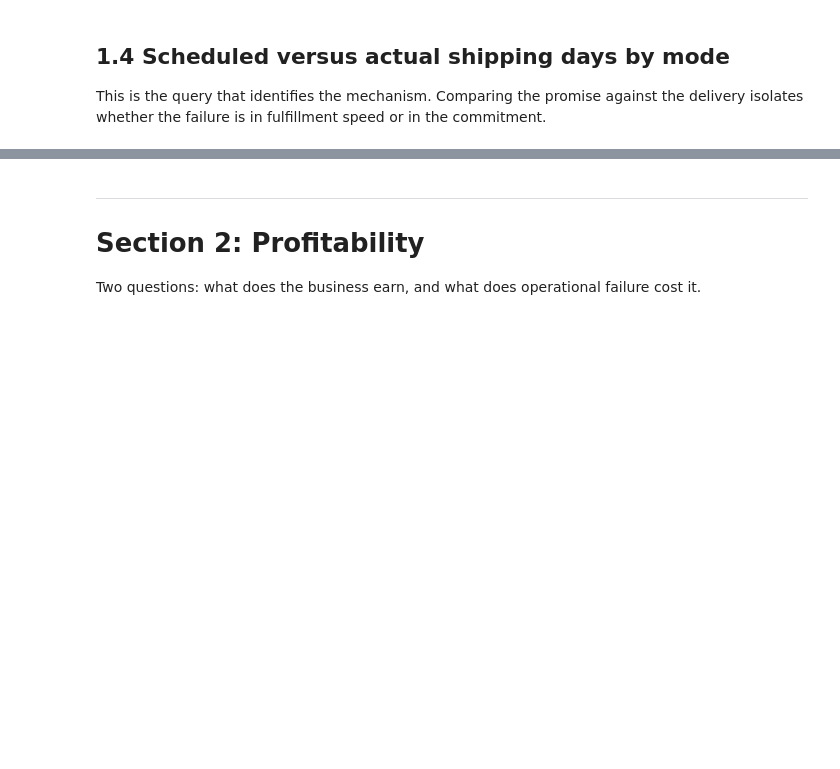
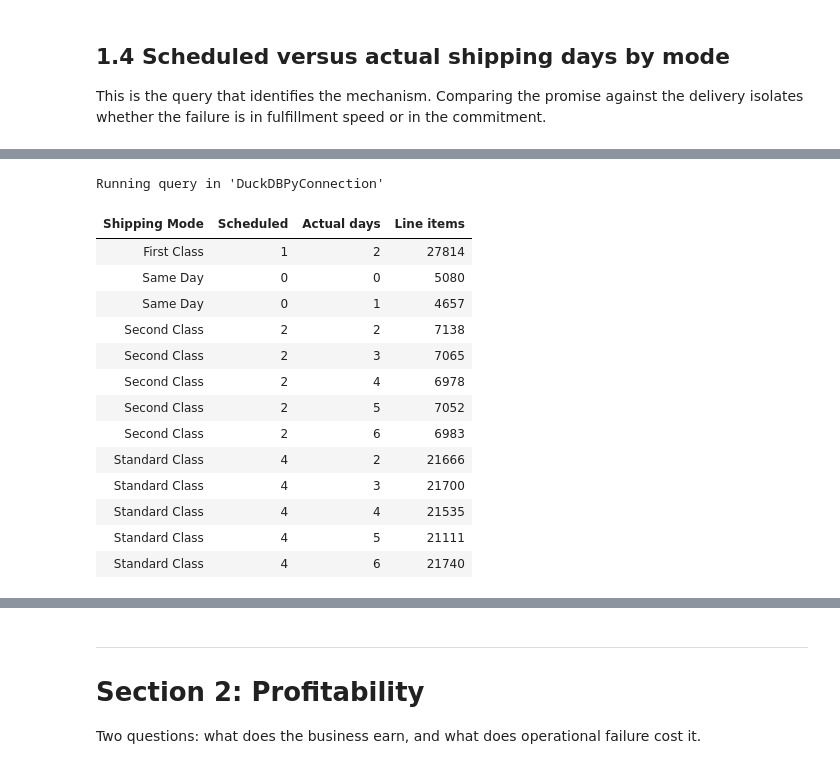
Before and after one commit to subyyy111/dataco-supply-chain, a Jupyter notebook: DataCo_analysis.ipynb, the cells around one changed output, grey strips where cells are left out. Cells and saved outputs as stored; diff of their text form; code cells hidden in the pictures; blank space fills up the shorter version.

```diff
--- a/DataCo_analysis.ipynb
+++ b/DataCo_analysis.ipynb
@@ -17,10 +17,7 @@ every aggregation below.
 # %%
 import pandas as pd
 
-df = pd.read_csv(
-    r"C:\Users\ibrah\Downloads\archive (8)\DataCoSupplyChainDataset.csv",
-    encoding="latin-1"
-)
+df = pd.read_csv("DataCoSupplyChainDataset.csv", encoding="latin-1")
 # %%
 import duckdb
 
@@ -142,0 +202,25 @@ commercial question rather than a logistics one.
+# %%
+%%sql
+SELECT "Shipping Mode",
+       "Days for shipment (scheduled)" AS "Scheduled",
+       "Days for shipping (real)" AS "Actual days",
+       COUNT(*) AS "Line items"
+FROM df
+GROUP BY ALL
+ORDER BY "Shipping Mode", "Actual days"
+# %% [output]
+Running query in 'DuckDBPyConnection'
+| Shipping Mode | Scheduled | Actual days | Line items |
+| First Class | 1 | 2 | 27814 |
+| Same Day | 0 | 0 | 5080 |
+| Same Day | 0 | 1 | 4657 |
+| Second Class | 2 | 2 | 7138 |
+| Second Class | 2 | 3 | 7065 |
+| Second Class | 2 | 4 | 6978 |
+| Second Class | 2 | 5 | 7052 |
+| Second Class | 2 | 6 | 6983 |
+| Standard Class | 4 | 2 | 21666 |
+| Standard Class | 4 | 3 | 21700 |
+| Standard Class | 4 | 4 | 21535 |
+| Standard Class | 4 | 5 | 21111 |
+| Standard Class | 4 | 6 | 21740 |
```
Also changed, not shown: parts of 40 cells of this notebook, 2 other files.
